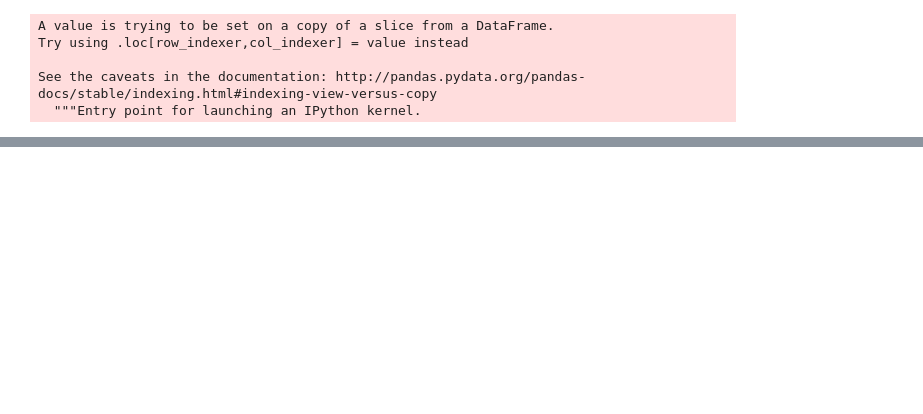
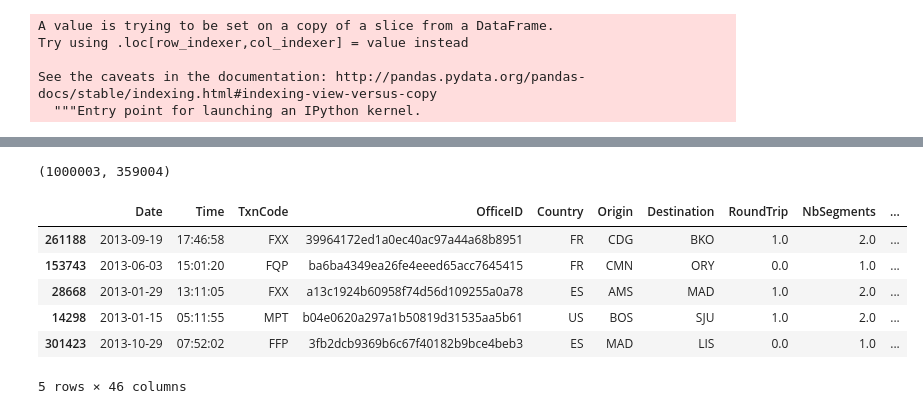
Before and after one commit to JaimeRedondo/DSMaster, a Jupyter notebook: DS_Challenge.ipynb, the cells around one changed output, grey strips where cells are left out. Drawn from its saved outputs; the diff is of its cells as text; code cells hidden in the pictures; blank space fills up the shorter version.

```diff
--- a/DS_Challenge.ipynb
+++ b/DS_Challenge.ipynb
@@ -290,0 +510,35 @@ Searches.merge(bookings_filt,left_on='KEY',right_on='KEY',how='left')
+# %%
+#see the length of both tables
+len(bookings),len(searches)
+# %% [output]
+(1000003, 359004)
+# %%
+#we do the merge between searches and bookings
+import pandas as pd
+bookings=pd.read_csv('bookings_wn_dup.csv', sep='^', usecols=['act_date', 'dep_port', 'arr_port'])
+searches=pd.read_csv('searches_wn_dup.csv', sep='^', low_memory=False)
+bookings.drop_duplicates(inplace=True)
+bookings.columns=bookings.columns.str.strip()
+bookings['arr_port']=bookings['arr_port'].str.strip()
+bookings['dep_port']=bookings['dep_port'].str.strip()
+bookings['act_date']=bookings['act_date'].str[0:10]
+searches['Date']=searches['Date'].str[0:10]
+bookings['Booked']=1
+
+searches_bookings=searches.merge(bookings,
+            how='left',
+            left_on=['Date', 'Origin', 'Destination'],
+            right_on=['act_date', 'dep_port', 'arr_port'])
+
+searches_bookings['Booked']=searches_bookings['Booked'].fillna(0)
+searches_bookings.drop(['act_date', 'dep_port', 'arr_port'], axis=1, inplace=True)
+searches_bookings=searches_bookings.astype({'Booked':int})
+searches_bookings[searches_bookings['Booked']==1 ].sample(5)
+# %% [output]
+|  | Date | Time | TxnCode | OfficeID | Country | Origin | Destination | RoundTrip | NbSegments | ... |
+| 261188 | 2013-09-19 | 17:46:58 | FXX | 39964172ed1a0ec40ac97a44a68b8951 | FR | CDG | BKO | 1.0 | 2.0 | ... |
+| 153743 | 2013-06-03 | 15:01:20 | FQP | ba6ba4349ea26fe4eeed65acc7645415 | FR | CMN | ORY | 0.0 | 1.0 | ... |
+| 28668 | 2013-01-29 | 13:11:05 | FXX | a13c1924b60958f74d56d109255a0a78 | ES | AMS | MAD | 1.0 | 2.0 | ... |
+| 14298 | 2013-01-15 | 05:11:55 | MPT | b04e0620a297a1b50819d31535aa5b61 | US | BOS | SJU | 1.0 | 2.0 | ... |
+| 301423 | 2013-10-29 | 07:52:02 | FFP | 3fb2dcb9369b6c67f40182b9bce4beb3 | ES | MAD | LIS | 0.0 | 1.0 | ... |
+5 rows × 46 columns
```
Also changed, not shown: parts of 86 cells of this notebook.
